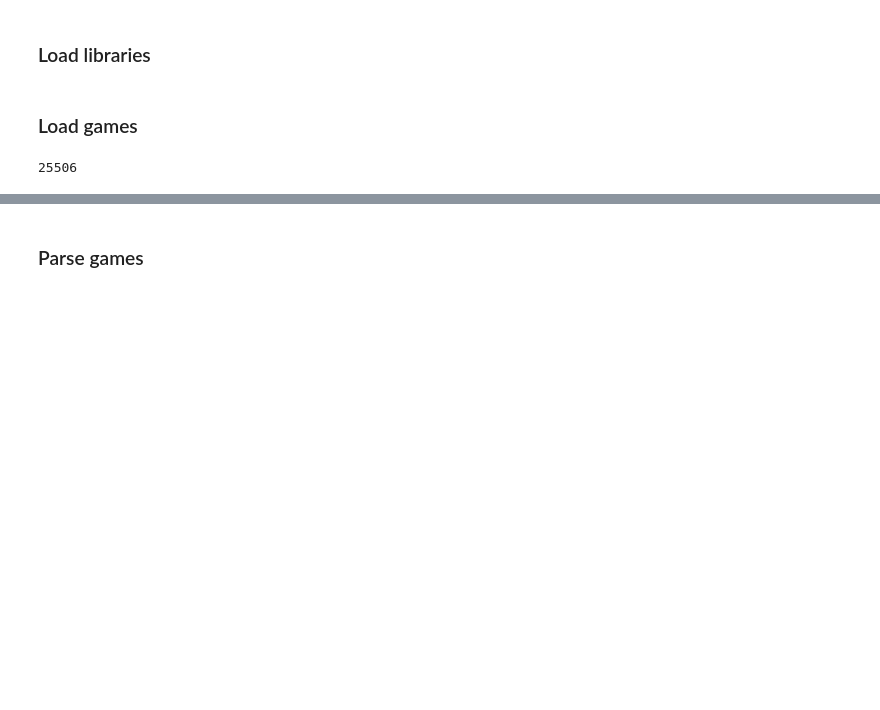
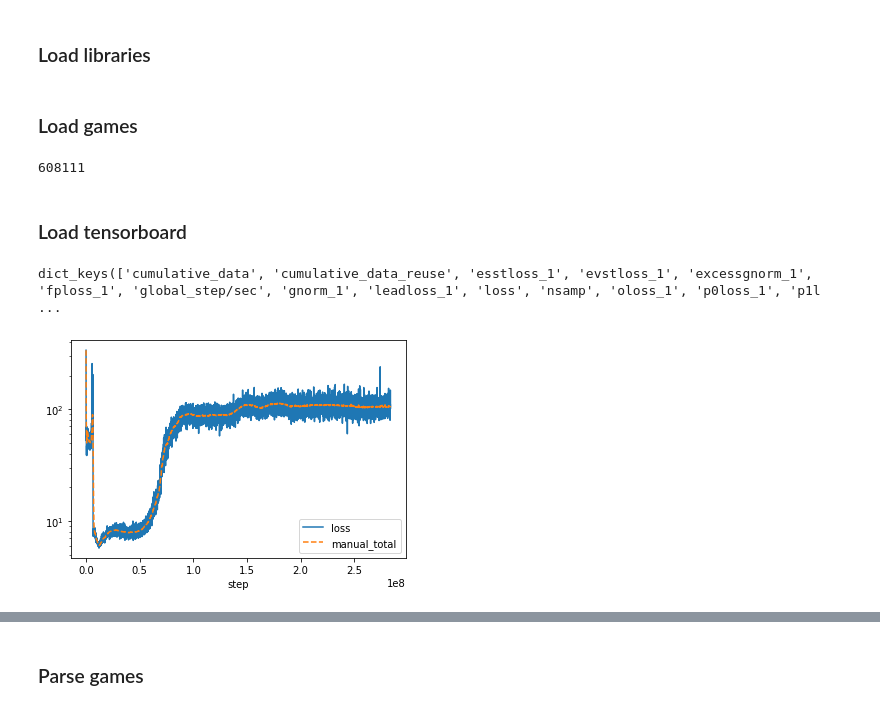
Before and after one commit to AlignmentResearch/go_attack, a Jupyter notebook: notebooks/sgf-explorer.ipynb, the cells around one changed output, grey strips where cells are left out. Drawn from its saved outputs; the diff is of its cells as text; code cells hidden in the pictures; blank space fills up the shorter version.

```diff
--- a/notebooks/sgf-explorer.ipynb
+++ b/notebooks/sgf-explorer.ipynb
@@ -30,8 +31,8 @@ from go_attack import game_info
 # DATA_DIR = "/nas/ucb/tony/go-attack/training/emcts1-v4/cp127-only-when-behind-vis1"
 # DATA_DIR = "/nas/ucb/tony/go-attack/training/emcts1-v4/cp127-avoid-pass-alive-vis32"
 # DATA_DIR = "/nas/ucb/tony/go-attack/training/emcts1-v2/cp37-vis1"
-# DATA_DIR = "/nas/ucb/tony/go-attack/training/emcts1-v4/cp37-avoid-pass-alive-vis32"
-DATA_DIR = "/nas/ucb/tony/go-attack/training/mcts/cp127-vis600-warmstart"
+DATA_DIR = "/nas/ucb/tony/go-attack/training/emcts1-v4/cp37-avoid-pass-alive-vis32"
+# DATA_DIR = "/nas/ucb/tony/go-attack/training/mcts/cp127-vis600-warmstart-lr0.1"
 
 SELFPLAY_DIR = f"{DATA_DIR}/selfplay"
 sgf_paths = game_info.find_sgf_files(SELFPLAY_DIR)
@@ -39,4 +40,59 @@ raw_sgf_strs = game_info.read_and_concat_all_files(sgf_paths)
 
 len(raw_sgf_strs)
 # %% [output]
-25506
+608111
+# %% [markdown]
+### Load tensorboard
+# %%
+%%capture
+# ^^^^^^^ Hides a bunch of tensorboard output
+
+# Assumes run was no resumed so there is only a single tensorboard!
+reader = tbparse.SummaryReader(f"{DATA_DIR}/train/t0", event_types={"scalars"})
+df_tb = reader.scalars
+# %%
+df_tb["step_old"] = df_tb.step
+df_tb.step *= 256 # Multiple by batch size
+
+tb_metric_dict: Dict[str, pd.Series] = {}
+for tag in df_tb.tag.unique():
+    sdf: pd.DataFrame = df_tb[df_tb.tag == tag] # type: ignore
+    tb_metric_dict[tag] = sdf.set_index("step").value
+    tb_metric_dict[tag].name = tag
+
+tb_metric_dict.keys()
+# %% [output]
+dict_keys(['cumulative_data', 'cumulative_data_reuse', 'esstloss_1', 'evstloss_1', 'excessgnorm_1', 'fploss_1', 'global_step/sec', 'gnorm_1', 'leadloss_1', 'loss', 'nsamp', 'oloss_1', 'p0loss_1', 'p1l ...
+# %%
+loss_components = [
+    "p0loss_1",
+    "p1loss_1",
+    "vloss_1",
+    "tdvloss_1",
+    "tdsloss_1",
+    "smloss_1",
+    "leadloss_1",
+    "vtimeloss_1",
+    "sbpdfloss_1",
+    "sbcdfloss_1",
+    "oloss_1",
+    "sloss_1",
+    "fploss_1",
+    "skloss_1",
+    "rsdloss_1",
+    "evstloss_1",
+    "esstloss_1",
+    "rloss_1",
+    "rscloss_1",
+]
+
+tb_metric_dict["loss"].plot()
+
+tot = sum(tb_metric_dict[k] for k in loss_components)
+tot.name ="manual_total"
+tot.plot(linestyle="--")
+plt.yscale("log")
+
+plt.legend();
+# %% [output]
+[figure, added]
```
Also changed, not shown: parts of 6 cells of this notebook, 1 other file.
